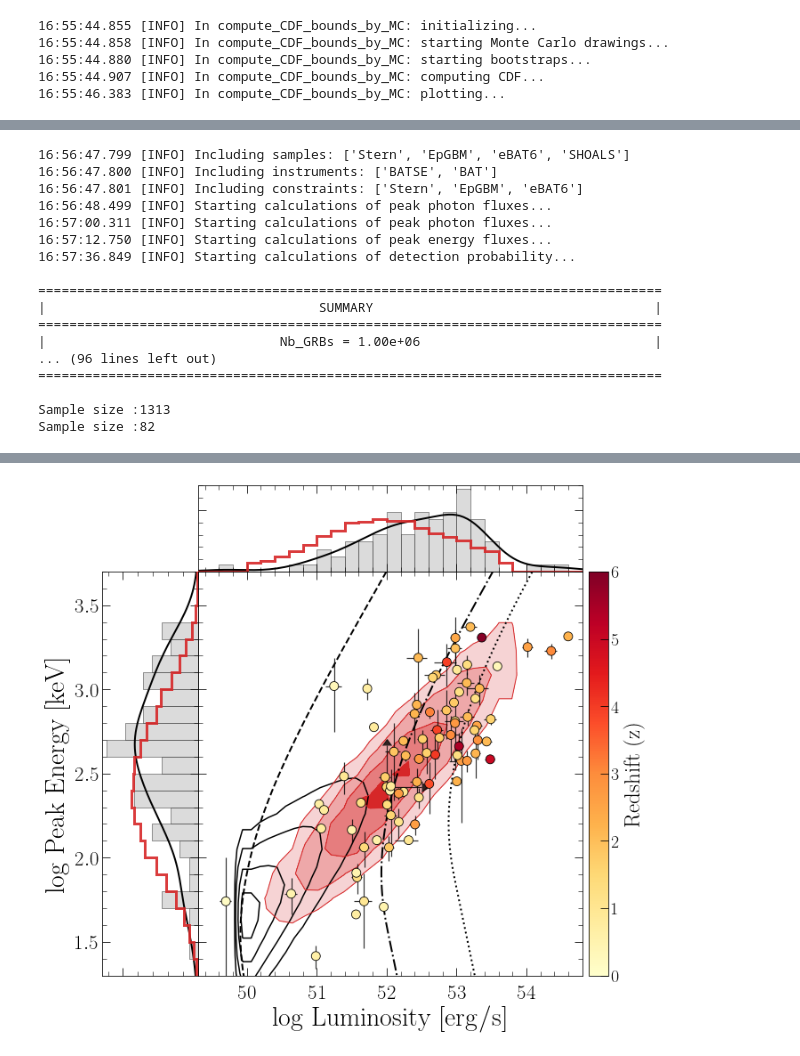
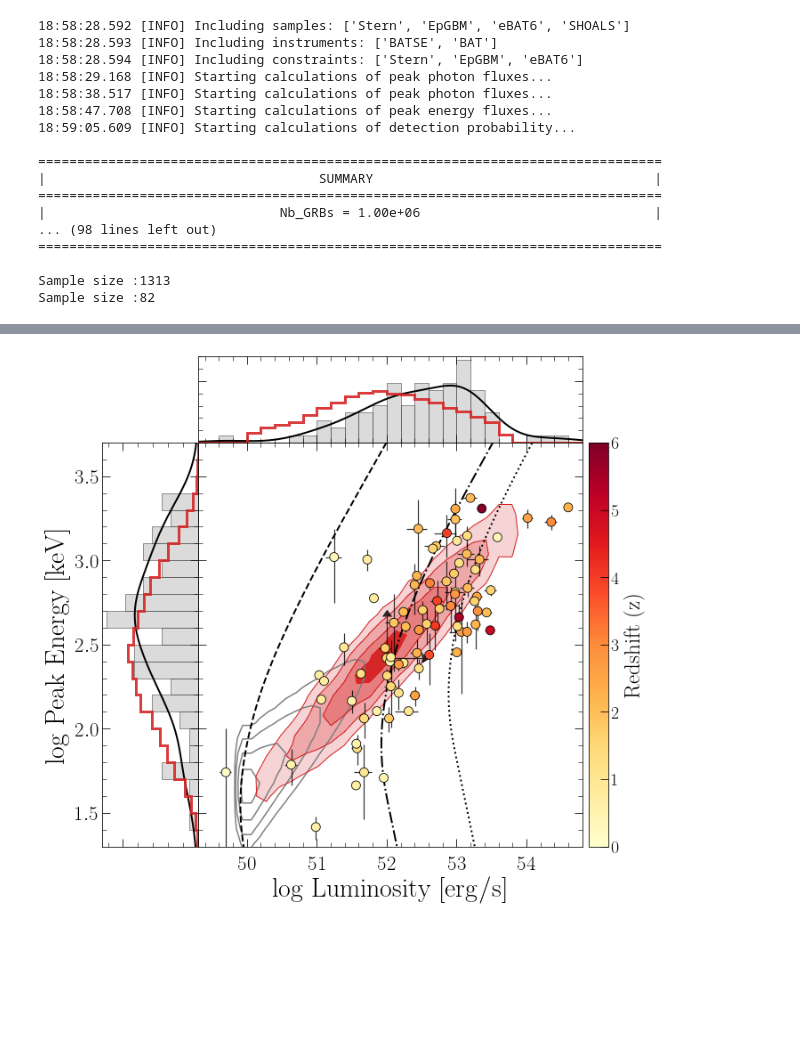
Before and after one commit to JPalmerio/GRB_population_model, a Jupyter notebook: ipynb_codes/Other_Population_Models.ipynb, the cells around one changed output, grey strips where cells are left out. Drawn from its saved outputs; the diff is of its cells as text; code cells hidden in the pictures; blank space fills up the shorter version.

```diff
--- a/ipynb_codes/Other_Population_Models.ipynb
+++ b/ipynb_codes/Other_Population_Models.ipynb
@@ -35,5 +35,5 @@ logging.basicConfig(stream=sys.stdout, level=logging.INFO,
 logging.getLogger('matplotlib').setLevel(logging.WARNING)
 plt.style.use('paper')
 colors = ['#225ea8', '#41b6c4', '#d94801', '#fd8d3c']
-Nb_GRBs_glob = int(1e6)
+Nb_GRBs_glob = int(1e5)
 save_fig = True
@@ -404,7 +610,7 @@ b_s = [3.30, 4.0, 3.67]
 c_s = [3.52, 4.0, 3.58]
 d_s = [23.6, 14.6, 12.6]
 # ngrbs_s = [Nb_GRBs_glob, Nb_GRBs_glob, 10*Nb_GRBs_glob]
-nGRB0_s = np.asarray([6.348e-10, 4.905e-10, 1.570e-10])
+nGRB0_s = np.asarray([6.348e-10, 4.905e-10, 1.840e-10])
 nGRB0_err_s = 0.3*nGRB0_s  # this is wrong but it doesn't matter as it isnt used by code
 labels = ['A-SFR1', 'A-SFR2', 'A-SFR3']
 colors = ['C0', 'C3', 'C4']
@@ -426,9 +632,11 @@ if D06:
                                         'mod':'A'}
         params['peak_energy_distribution']={'model':'A',
                                             'Ep0':380.,
+                                            'L0':1.6e52,
                                             'alpha_amati':0.43,
-                                            'sigmaEp':0.2}
-        params['spectral_shape']={'model':'GBM_Band'}
+                                            'sigmaEp':0.2/np.sqrt(2)}
+        params['spectral_shape']={'model':'D06',
+                                  'shape':'BPL'}
 
         incl_samples, incl_instruments, incl_constraints = io.create_config(config=config,
                                                                samples=samples,
@@ -449,7 +657,7 @@ if D06:
         gp.compare_to_observational_constraints(constraints=incl_constraints)
         gp.normalize_from(nGRB0=nGRB0_s[i], nGRB0_err=nGRB0_err_s[i])
 #         gp.normalize_to_Stern()
-        print(gp.summary())
+        gp.summary()
 
         # Observational constraints
         plt.style.use('presentation')
@@ -458,8 +666,11 @@ if D06:
         pf.plot_intensity_constraint(axes_cstr[0], pop=gp, label=labels[i], color=colors[i])
         pf.plot_spectral_constraint(axes_cstr[1], pop=gp, label=labels[i], color=colors[i])
         pf.plot_redshift_constraint(axes_cstr[2], pop=gp, label=labels[i], color=colors[i])
+        axes_cstr[2].autoscale(axis='y')
+        axes_cstr[2].set_ylim(ymin=0)
 
-        if save_fig:
+        if save_fig and (i == 2):
+            axes_cstr[0].legend(loc='lower left')
             fig_cstr.savefig(f'/Users/palmerio/Science_projects/Papers/LGRB_population_model/plots/constraints_{labels[i]}.pdf', bbox_inches='tight')
 
         # SHOALS redshift distribution
@@ -487,7 +698,7 @@ if D06:
         fig, axes = pf.cool_hist2d(np.log10(df['L'].to_numpy()), np.log10(df['Ep'].to_numpy()),
                        mode='hist2d', figsize=(10,9), plot_left_kdeplot=False, plot_top_kdeplot=False,
                        plot_left_hist=False, plot_top_hist=False,
-                       hist2d_kwargs={'color':'k', 'bins':30,
+                       hist2d_kwargs={'color':'gray', 'bins':30,
                                       'contour_kwargs':{'linewidths':1.5, 'zorder':2},
                                       'plot_datapoints':False,
                                       'plot_density':False,
@@ -539,5 +750,17 @@ Sample size :82
-16:55:44.855 [INFO] In compute_CDF_bounds_by_MC: initializing...
-16:55:44.858 [INFO] In compute_CDF_bounds_by_MC: starting Monte Carlo drawings...
-16:55:44.880 [INFO] In compute_CDF_bounds_by_MC: starting bootstraps...
-16:55:44.907 [INFO] In compute_CDF_bounds_by_MC: computing CDF...
-16:55:46.383 [INFO] In compute_CDF_bounds_by_MC: plotting...
+18:58:28.592 [INFO] Including samples: ['Stern', 'EpGBM', 'eBAT6', 'SHOALS']
+18:58:28.593 [INFO] Including instruments: ['BATSE', 'BAT']
+18:58:28.594 [INFO] Including constraints: ['Stern', 'EpGBM', 'eBAT6']
+18:58:29.168 [INFO] Starting calculations of peak photon fluxes...
+18:58:38.517 [INFO] Starting calculations of peak photon fluxes...
+18:58:47.708 [INFO] Starting calculations of peak energy fluxes...
+18:59:05.609 [INFO] Starting calculations of detection probability...
+
+================================================================================
+|                                   SUMMARY                                    |
+================================================================================
+|                              Nb_GRBs = 1.00e+06                              |
+... (98 lines left out)
+================================================================================
+
+Sample size :1313
+Sample size :82
@@ -558,20 +781,3 @@ Sample size :82
 
 Sample size :1313
 Sample size :82
-16:56:47.799 [INFO] Including samples: ['Stern', 'EpGBM', 'eBAT6', 'SHOALS']
-16:56:47.800 [INFO] Including instruments: ['BATSE', 'BAT']
-16:56:47.801 [INFO] Including constraints: ['Stern', 'EpGBM', 'eBAT6']
-16:56:48.499 [INFO] Starting calculations of peak photon fluxes...
-16:57:00.311 [INFO] Starting calculations of peak photon fluxes...
-16:57:12.750 [INFO] Starting calculations of peak energy fluxes...
-16:57:36.849 [INFO] Starting calculations of detection probability...
-
-================================================================================
-|                                   SUMMARY                                    |
-================================================================================
-|                              Nb_GRBs = 1.00e+06                              |
-... (96 lines left out)
-================================================================================
-
-Sample size :1313
-Sample size :82
@@ -581 +787 @@ Sample size :82
-[figure, old version]
+[figure, new version]
```
Also changed, not shown: parts of 10 cells of this notebook, 30 other files.
